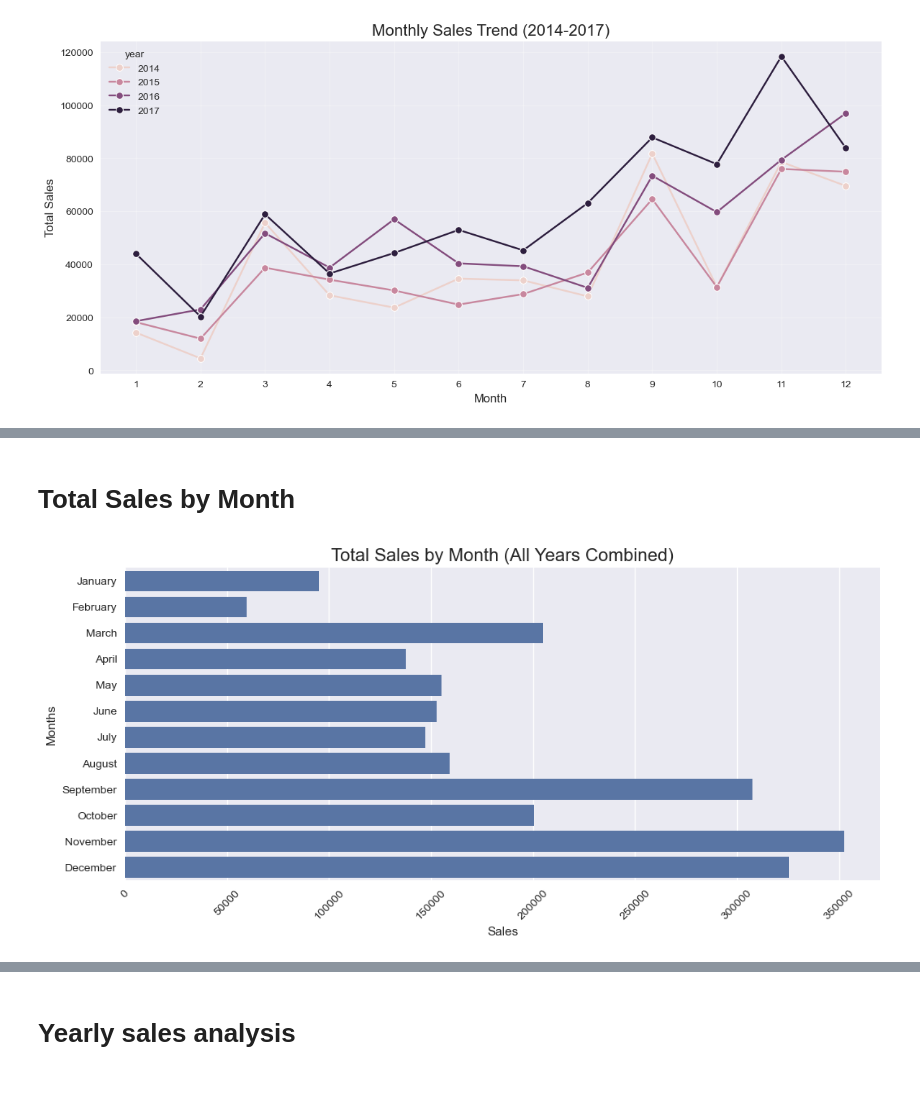
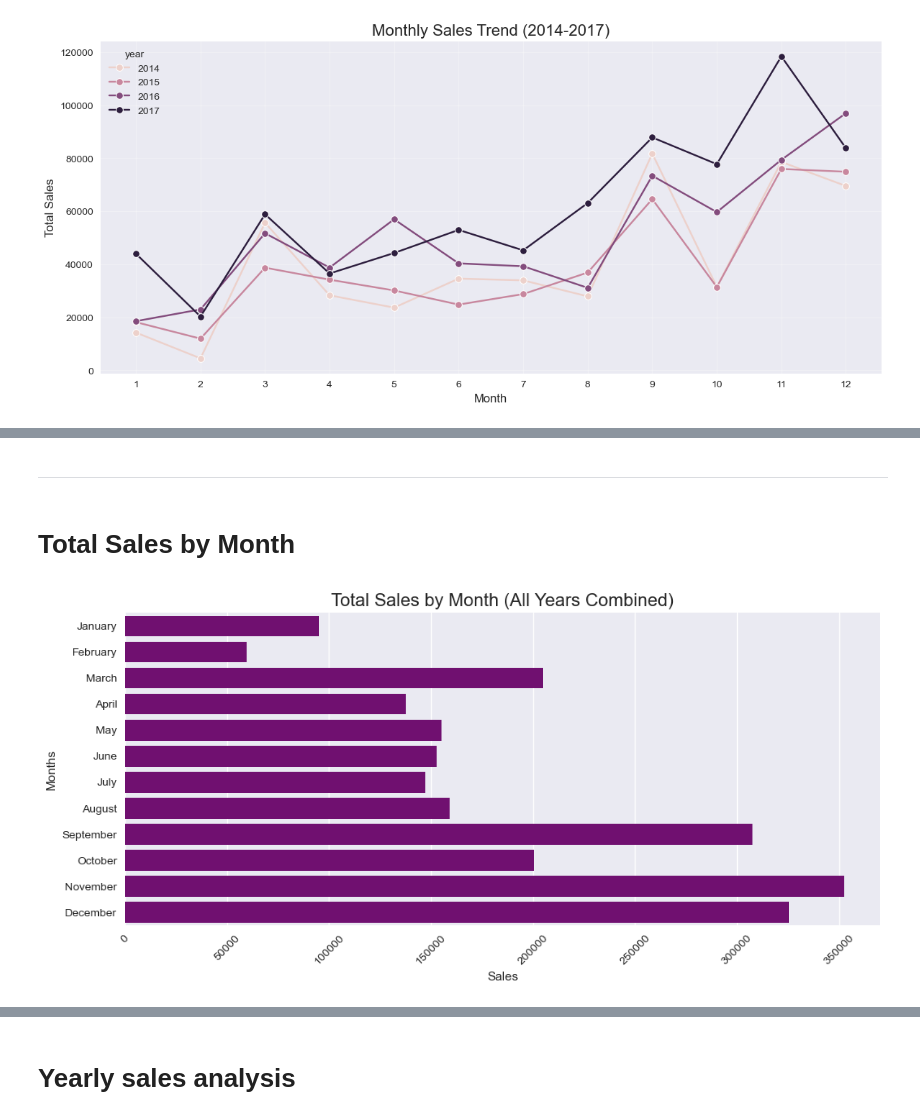
Before and after one commit to suryanair-ds/E-commerce-Sales-Insights-Dashboard-using-Python, a Jupyter notebook: E-commerce Sales Insights Dashboard (using Python).ipynb, the cells around one changed output, grey strips where cells are left out. Cells and saved outputs as stored; diff of their text form; code cells hidden in the pictures; blank space fills up the shorter version.

```diff
--- a/E-commerce Sales Insights Dashboard (using Python).ipynb
+++ b/E-commerce Sales Insights Dashboard (using Python).ipynb
@@ -215,14 +224,16 @@ plt.show()
+# %% [markdown]
+--------------------------------------------------------------------------------------------------------
 # %% [markdown]
 # Total Sales by Month
 # %%
 sales_by_month= df.groupby("month name")["Sales"].sum().reindex(["January","February","March","April","May","June","July","August","September","October","November","December"])
 
 plt.figure(figsize=(12,5))
-sns.barplot(x=sales_by_month.values,y=sales_by_month.index)
+sns.barplot(x=sales_by_month.values,y=sales_by_month.index,color="purple")
 plt.xticks(rotation=45)
 plt.title("Total Sales by Month (All Years Combined)",fontsize=16)
 plt.ylabel("Months")
 plt.xlabel("Sales")
 plt.show()
 # %% [output]
-[figure, old version]
+[figure, new version]
```
Also changed, not shown: parts of 44 cells of this notebook.
